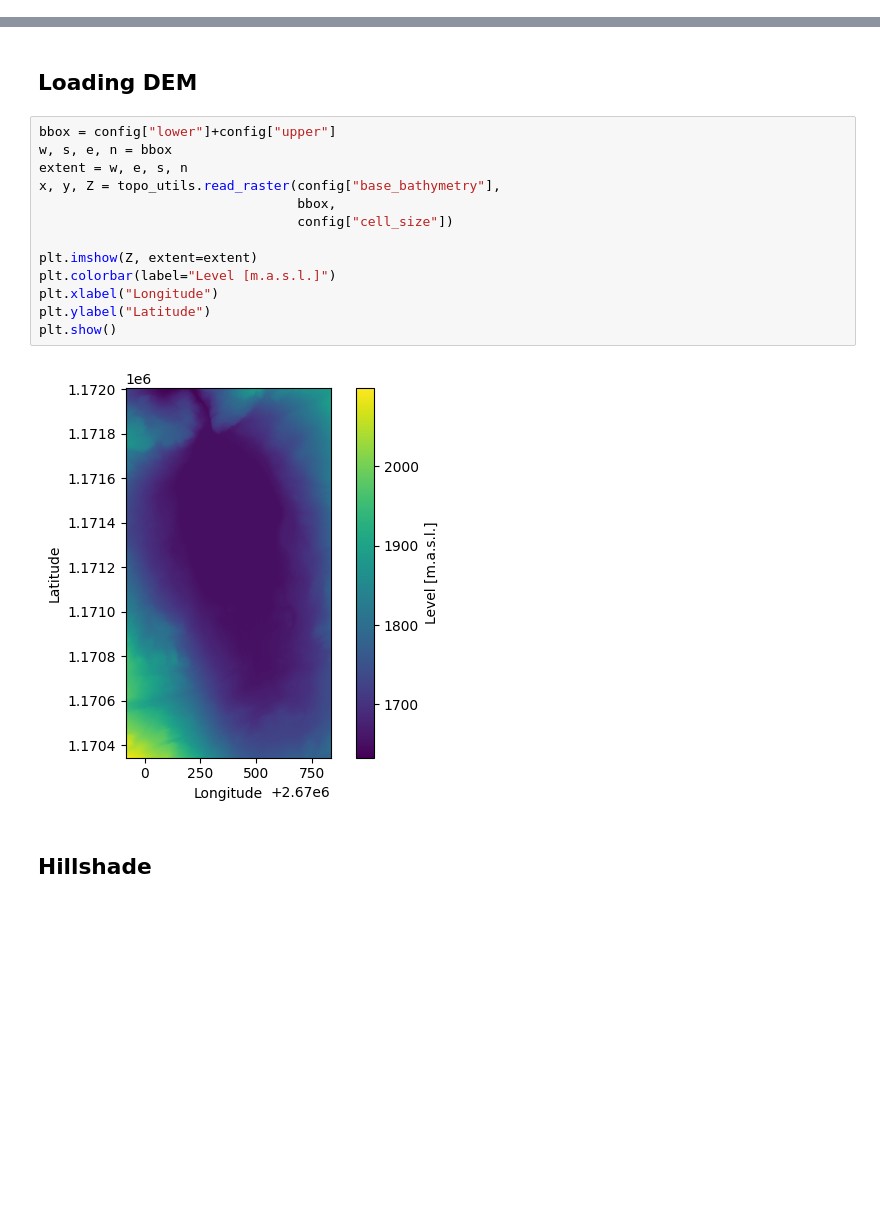
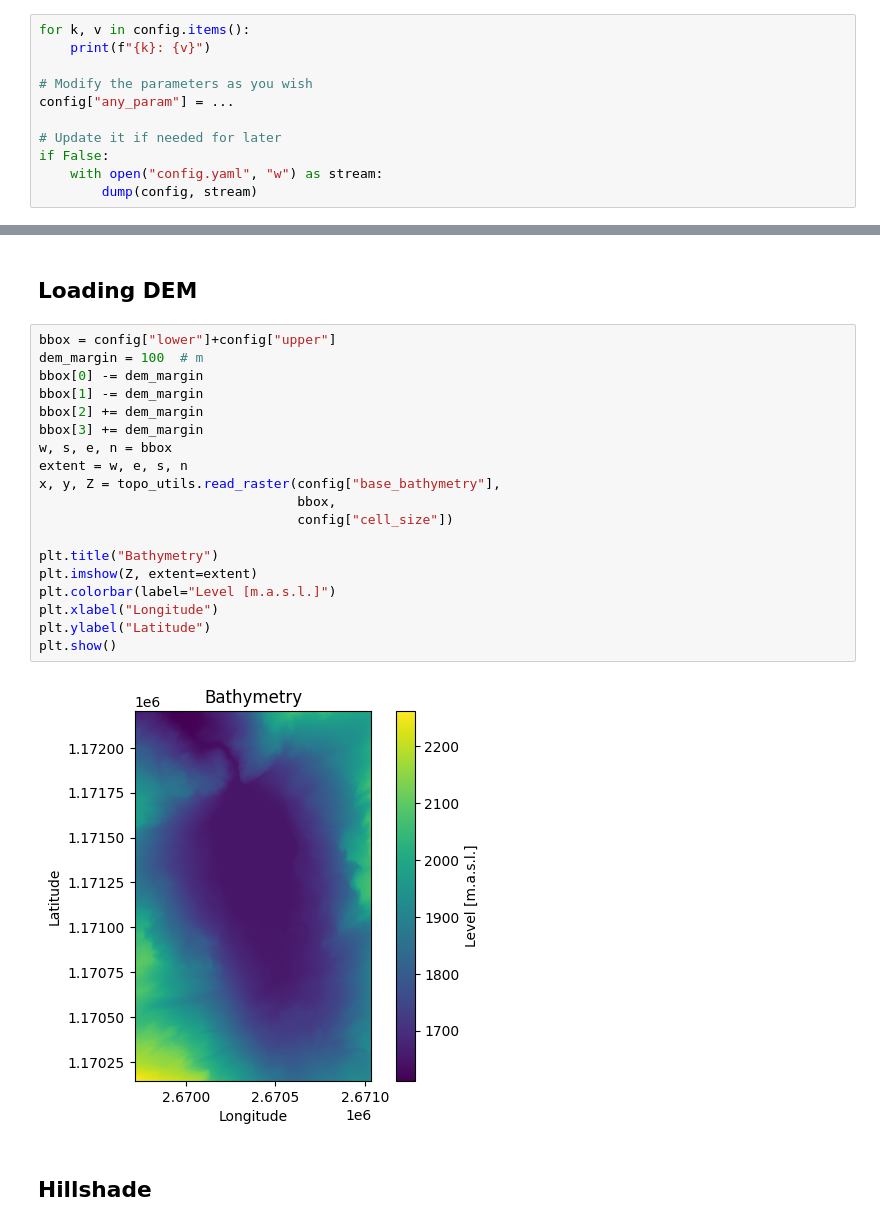
Before and after one commit to giboul/TriftGeoClaw, a Jupyter notebook: ImpulseWave.ipynb, the cells around one changed output, grey strips where cells are left out. Cells and saved outputs as stored; diff of their text form; blank space fills up the shorter version.

```diff
--- a/ImpulseWave.ipynb
+++ b/ImpulseWave.ipynb
@@ -17,3 +18,14 @@ from matplotlib.colors import LightSource
 from clawpack.geoclaw import fgout_tools
 from clawpack.geoclaw import fgmax_tools
 from clawpack.geoclaw import topotools
+# %%
+for k, v in config.items():
+    print(f"{k}: {v}")
+
+# Modify the parameters as you wish
+config["any_param"] = ...
+
+# Update it if needed for later
+if False:
+    with open("config.yaml", "w") as stream:
+        dump(config, stream)
@@ -21,19 +51,25 @@ from clawpack.geoclaw import topotools
 ## Loading DEM
 # %%
 bbox = config["lower"]+config["upper"]
+dem_margin = 100  # m
+bbox[0] -= dem_margin
+bbox[1] -= dem_margin
+bbox[2] += dem_margin
+bbox[3] += dem_margin
 w, s, e, n = bbox
 extent = w, e, s, n
 x, y, Z = topo_utils.read_raster(config["base_bathymetry"],
                                  bbox,
                                  config["cell_size"])
 
+plt.title("Bathymetry")
 plt.imshow(Z, extent=extent)
 plt.colorbar(label="Level [m.a.s.l.]")
 plt.xlabel("Longitude")
 plt.ylabel("Latitude")
 plt.show()
 # %% [output]
-[figure, old version]
+[figure, new version]
 # %% [markdown]
 ## Hillshade
 # %%
```
Also changed, not shown: parts of 22 cells of this notebook.
